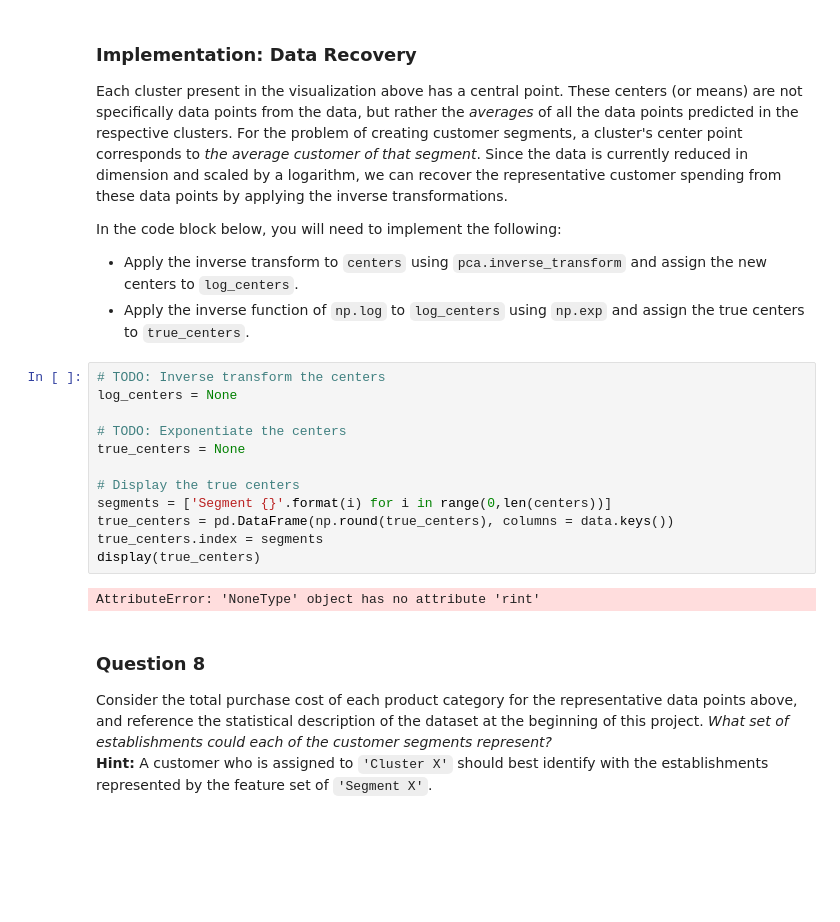
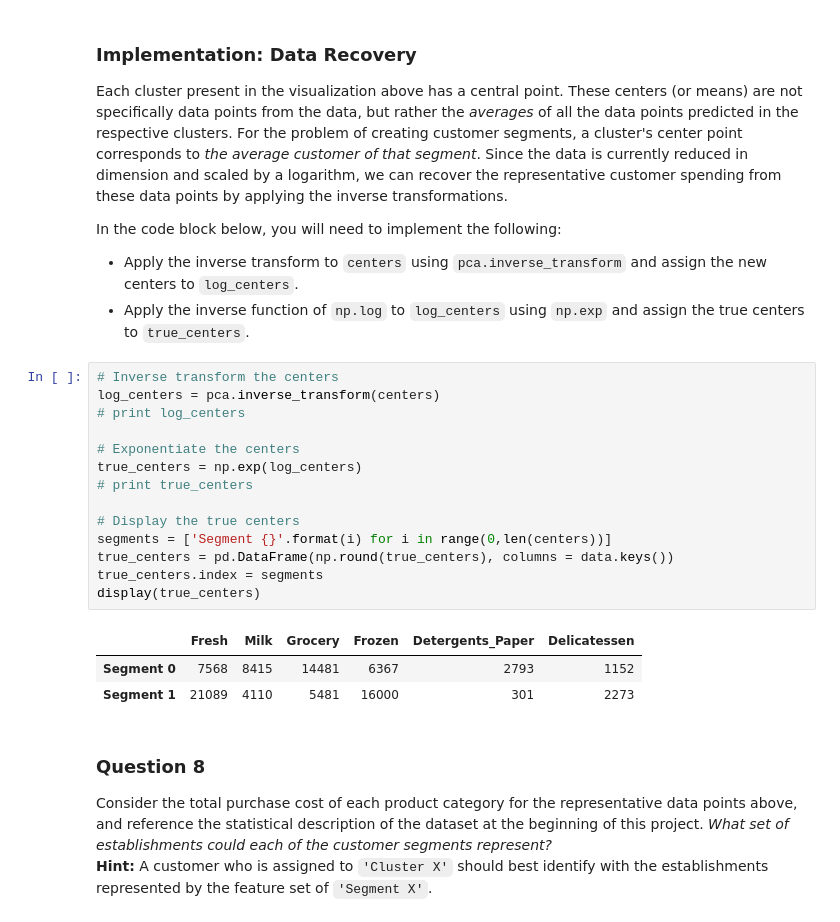
Before and after one commit to drpjm/udacity-mle-project3, a Jupyter notebook: customer_segments/customer_segments.ipynb, the cells around one changed output. Cells and saved outputs as stored; diff of their text form; blank space fills up the shorter version.

```diff
--- a/customer_segments/customer_segments.ipynb
+++ b/customer_segments/customer_segments.ipynb
@@ -558,19 +561,23 @@ In the code block below, you will need to implement the following:
  - Apply the inverse transform to `centers` using `pca.inverse_transform` and assign the new centers to `log_centers`.
  - Apply the inverse function of `np.log` to `log_centers` using `np.exp` and assign the true centers to `true_centers`.
 # %%
-# TODO: Inverse transform the centers
-log_centers = None
+# Inverse transform the centers
+log_centers = pca.inverse_transform(centers)
+# print log_centers
 
-# TODO: Exponentiate the centers
-true_centers = None
+# Exponentiate the centers
+true_centers = np.exp(log_centers)
+# print true_centers
 
 # Display the true centers
 segments = ['Segment {}'.format(i) for i in range(0,len(centers))]
 true_centers = pd.DataFrame(np.round(true_centers), columns = data.keys())
 true_centers.index = segments
 display(true_centers)
 # %% [output]
-AttributeError: 'NoneType' object has no attribute 'rint'
+|  | Fresh | Milk | Grocery | Frozen | Detergents_Paper | Delicatessen |
+| Segment 0 | 7568 | 8415 | 14481 | 6367 | 2793 | 1152 |
+| Segment 1 | 21089 | 4110 | 5481 | 16000 | 301 | 2273 |
 # %% [markdown]
 ### Question 8
 Consider the total purchase cost of each product category for the representative data points above, and reference the statistical description of the dataset at the beginning of this project. *What set of establishments could each of the customer segments represent?*
```
Also changed, not shown: parts of 14 cells of this notebook, 1 other file.
